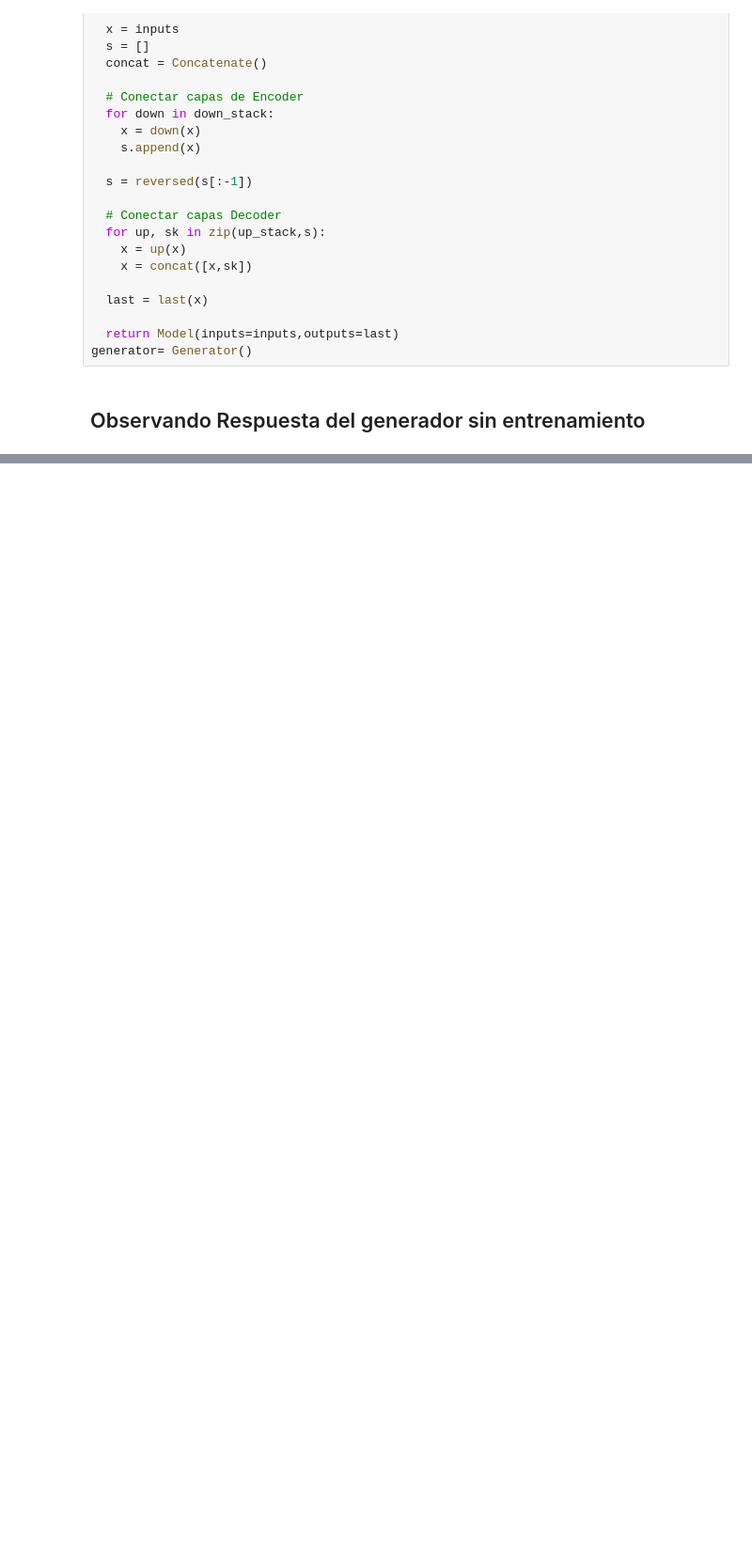
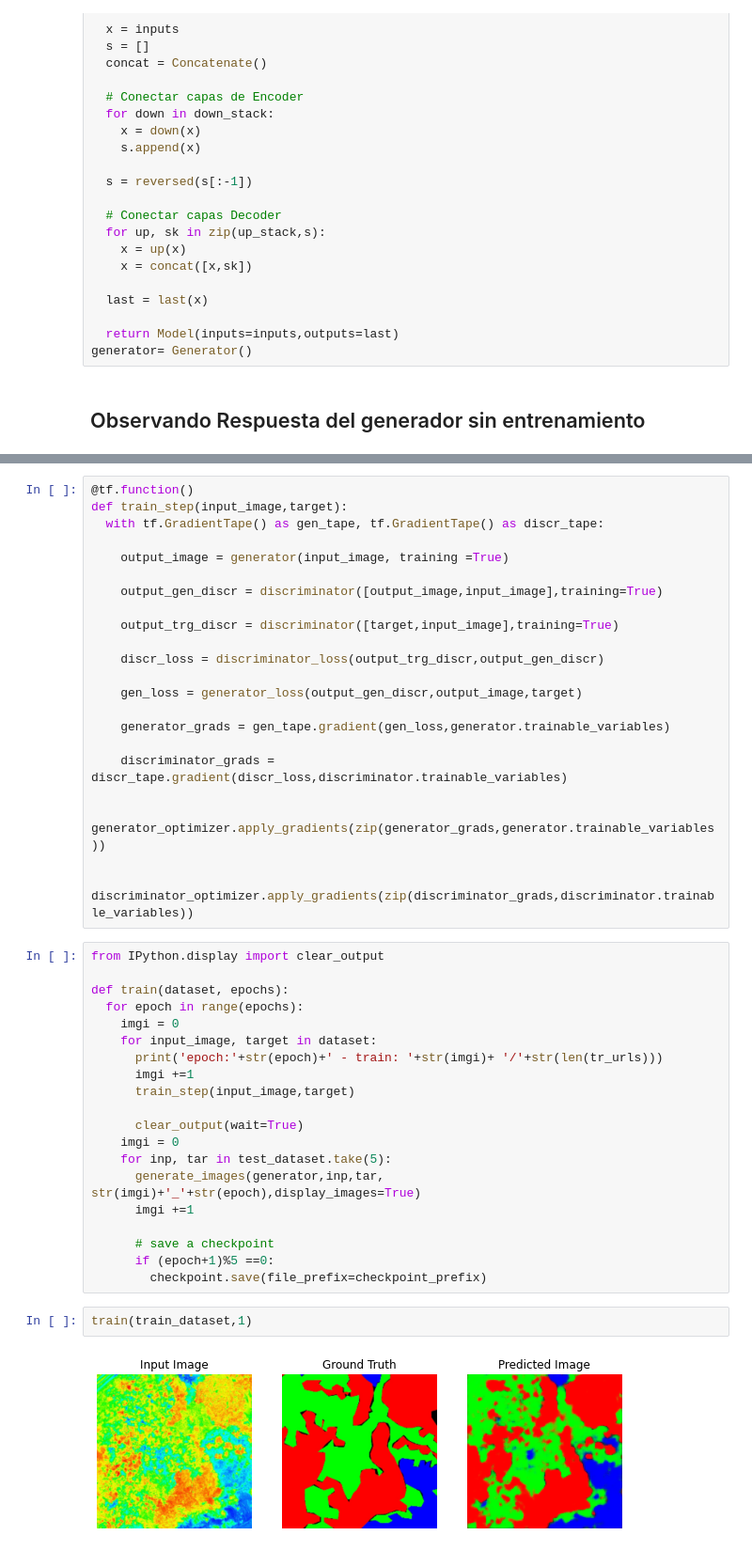
Before and after one commit to AndresInsuasty/tesis-cafes-especiales, a Jupyter notebook: pix2pixNDVI.ipynb, the cells around one changed output, grey strips where cells are left out. Shown at 94% size. Saved outputs shown, nothing was run; the diff lists cells and outputs as text; blank space fills up the shorter version.

```diff
--- a/pix2pixNDVI.ipynb
+++ b/pix2pixNDVI.ipynb
@@ -263,0 +353,46 @@ Clipping input data to the valid range for imshow with RGB data ([0..1] for floa
+# %%
+@tf.function()
+def train_step(input_image,target):
+  with tf.GradientTape() as gen_tape, tf.GradientTape() as discr_tape:
+
+    output_image = generator(input_image, training =True)
+
+    output_gen_discr = discriminator([output_image,input_image],training=True)
+
+    output_trg_discr = discriminator([target,input_image],training=True)
+
+    discr_loss = discriminator_loss(output_trg_discr,output_gen_discr)
+
+    gen_loss = generator_loss(output_gen_discr,output_image,target)
+
+    generator_grads = gen_tape.gradient(gen_loss,generator.trainable_variables)
+
+    discriminator_grads = discr_tape.gradient(discr_loss,discriminator.trainable_variables)
+
+    generator_optimizer.apply_gradients(zip(generator_grads,generator.trainable_variables))
+
+    discriminator_optimizer.apply_gradients(zip(discriminator_grads,discriminator.trainable_variables))
+# %%
+from IPython.display import clear_output
+
+def train(dataset, epochs):
+  for epoch in range(epochs):
+    imgi = 0
+    for input_image, target in dataset:
+      print('epoch:'+str(epoch)+' - train: '+str(imgi)+ '/'+str(len(tr_urls)))
+      imgi +=1
+      train_step(input_image,target)
+
+      clear_output(wait=True)
+    imgi = 0
+    for inp, tar in test_dataset.take(5):
+      generate_images(generator,inp,tar, str(imgi)+'_'+str(epoch),display_images=True)
+      imgi +=1
+
+      # save a checkpoint
+      if (epoch+1)%5 ==0:
+        checkpoint.save(file_prefix=checkpoint_prefix)
+# %%
+train(train_dataset,1)
+# %% [output]
+[figure, added]
```
Also changed, not shown: parts of 10 cells of this notebook.
